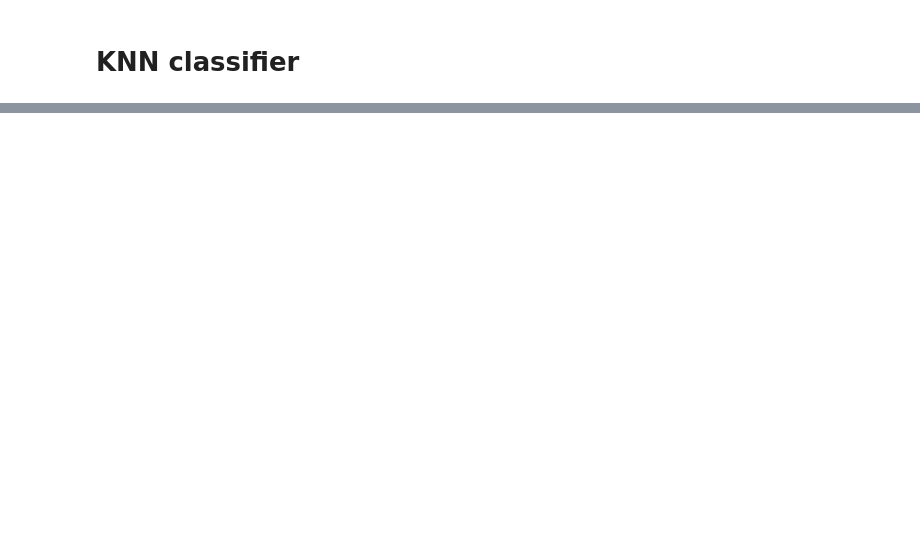
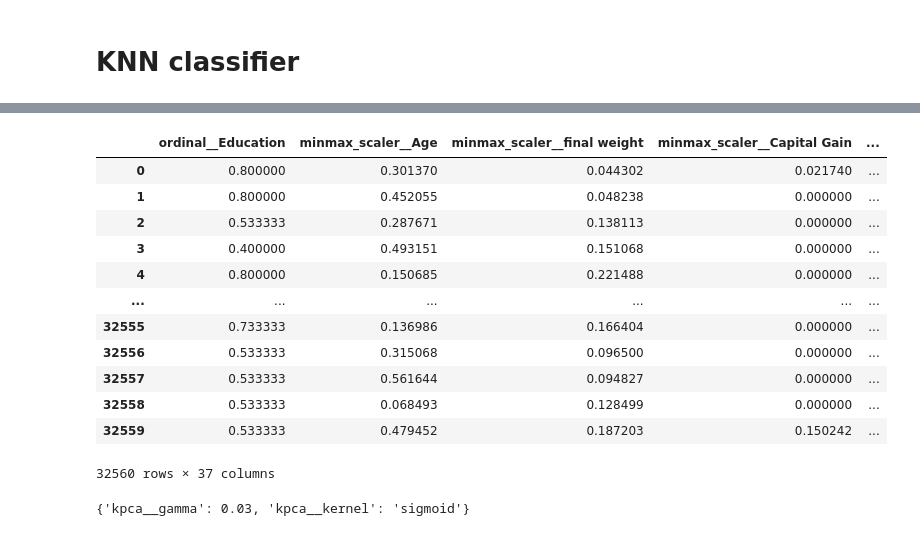
Before and after one commit to nadiia-duiunova/Adults_pet_project, a Jupyter notebook: Logistic regression.ipynb, the cells around one changed output, grey strips where cells are left out. Drawn from its saved outputs; the diff is of its cells as text; code cells hidden in the pictures; blank space fills up the shorter version.

```diff
--- a/Logistic regression.ipynb
+++ b/Logistic regression.ipynb
@@ -941,6 +736,6 @@ plt.show()
 # %% [markdown]
 # Now let's try Random Forest classifier model
 # %%
-forest_clf = RandomForestClassifier(random_state=42)
+forest_clf = RandomForestClassifier(criterion = 'entropy', class_weight = 'balanced')
 y_probas_forest = cross_val_predict(forest_clf, X_10, y_10, cv=3, method="predict_proba")
 # %%
@@ -982,0 +775,4 @@ array([[22312,  2407],
+# %%
+poly_kernel_svm_clf = SVC(C = 10, gamma = 0.1, kernel = 'rbf')
+# %%
+poly_kernel_svm_clf.fit(X_10, y_10)
@@ -982,0 +799,9 @@ array([[22312,  2407],
+# %%
+from sklearn.model_selection import GridSearchCV
+param_grid = [
+    {'kernel': ['rbf'], 'gamma': [1, 0.1, 0.01], 'C': [1, 10, 100]},
+    {'kernel': ['poly'], 'degree': [7, 14, 28], 'coef0': [0.1, 1,10], 'C': [1, 10, 100]},
+]
+svm = SVC()
+grid_search = GridSearchCV(svm, param_grid, cv=5, refit = True)
+grid_search.fit(X_10, y_10)
@@ -982,0 +845,37 @@ array([[22312,  2407],
+# %%
+X_10
+# %% [output]
+|  | ordinal__Education | minmax_scaler__Age | minmax_scaler__final weight | minmax_scaler__Capital Gain | ... |
+| 0 | 0.800000 | 0.301370 | 0.044302 | 0.021740 | ... |
+| 1 | 0.800000 | 0.452055 | 0.048238 | 0.000000 | ... |
+| 2 | 0.533333 | 0.287671 | 0.138113 | 0.000000 | ... |
+| 3 | 0.400000 | 0.493151 | 0.151068 | 0.000000 | ... |
+| 4 | 0.800000 | 0.150685 | 0.221488 | 0.000000 | ... |
+| ... | ... | ... | ... | ... | ... |
+| 32555 | 0.733333 | 0.136986 | 0.166404 | 0.000000 | ... |
+| 32556 | 0.533333 | 0.315068 | 0.096500 | 0.000000 | ... |
+| 32557 | 0.533333 | 0.561644 | 0.094827 | 0.000000 | ... |
+| 32558 | 0.533333 | 0.068493 | 0.128499 | 0.000000 | ... |
+| 32559 | 0.533333 | 0.479452 | 0.187203 | 0.150242 | ... |
+32560 rows × 37 columns
+# %%
+from sklearn.model_selection import GridSearchCV
+from sklearn.linear_model import LogisticRegression
+from sklearn.pipeline import Pipeline
+
+from sklearn.decomposition import KernelPCA
+
+clf = Pipeline([
+        ("kpca", KernelPCA(n_components=2)),
+        ("log_reg", LogisticRegression())
+])
+param_grid = [{
+        "kpca__gamma": np.linspace(0.03, 0.05, 10),
+        "kpca__kernel": ["rbf", "sigmoid"]
+        }]
+grid_search = GridSearchCV(clf, param_grid, cv=3)
+grid_search.fit(X_10, y_10)
+
+print(grid_search.best_params_)
+# %% [output]
+{'kpca__gamma': 0.03, 'kpca__kernel': 'sigmoid'}
```
Also changed, not shown: parts of 69 cells of this notebook.
